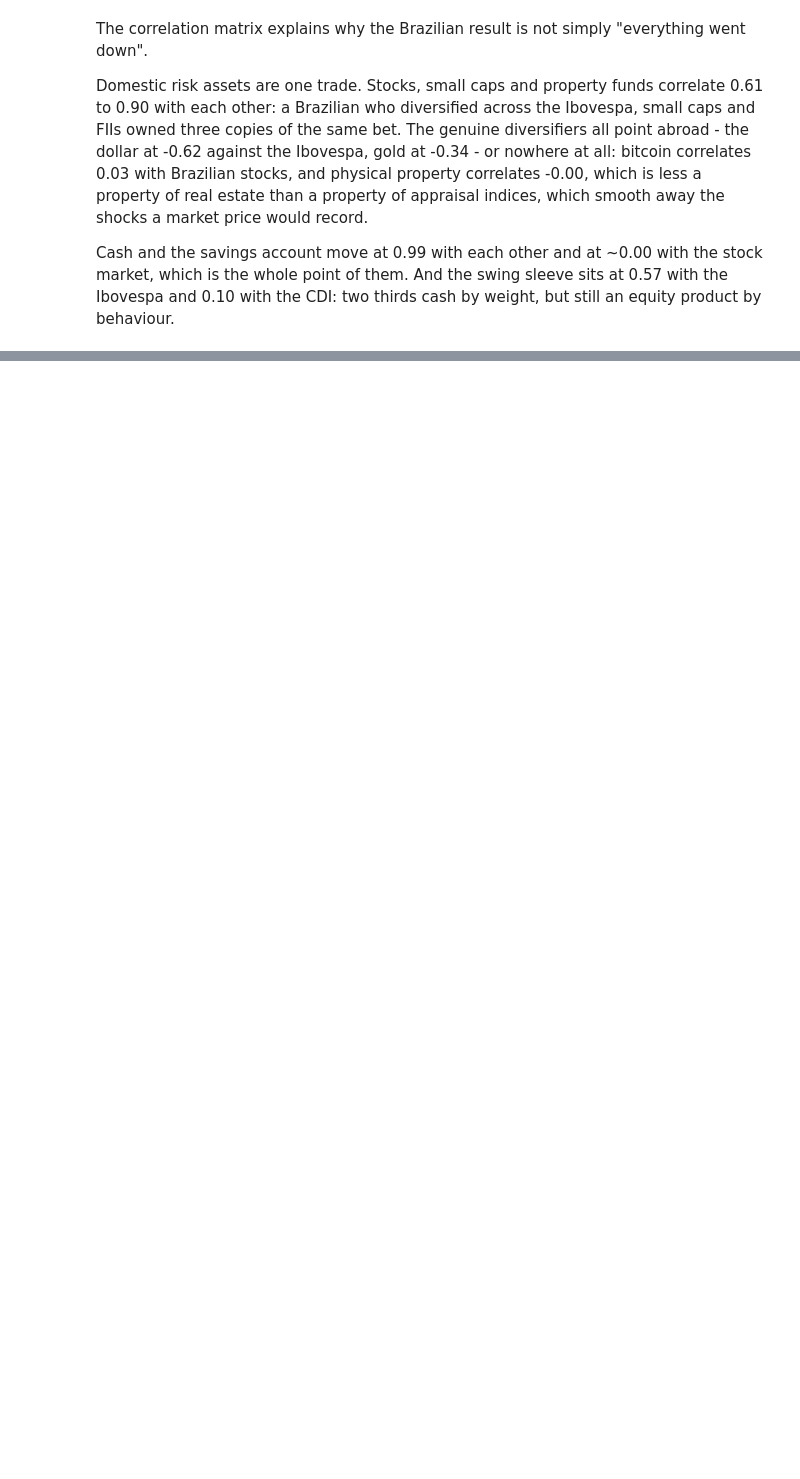
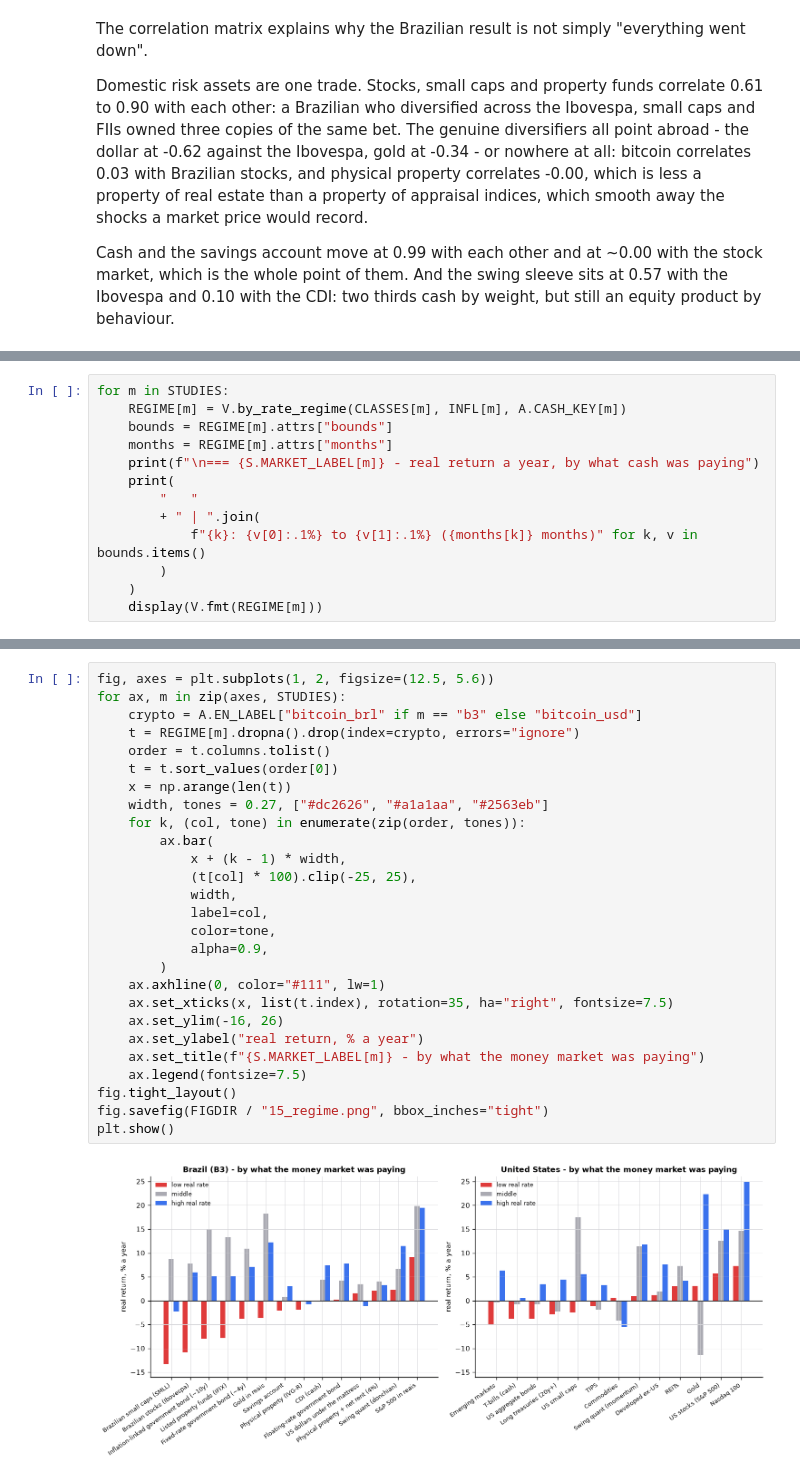
Before and after one commit to jeffev/swing-quant, a Jupyter notebook: notebooks/swing_vs_investing.ipynb, the cells around one changed output, grey strips where cells are left out. Drawn from its saved outputs; the diff is of its cells as text; blank space fills up the shorter version.

```diff
--- a/notebooks/swing_vs_investing.ipynb
+++ b/notebooks/swing_vs_investing.ipynb
@@ -1113,0 +1490,13 @@ with the CDI: two thirds cash by weight, but still an equity product by behaviou
+# %%
+for m in STUDIES:
+    REGIME[m] = V.by_rate_regime(CLASSES[m], INFL[m], A.CASH_KEY[m])
+    bounds = REGIME[m].attrs["bounds"]
+    months = REGIME[m].attrs["months"]
+    print(f"\n=== {S.MARKET_LABEL[m]} - real return a year, by what cash was paying")
+    print(
+        "   "
+        + " | ".join(
+            f"{k}: {v[0]:.1%} to {v[1]:.1%} ({months[k]} months)" for k, v in bounds.items()
+        )
+    )
+    display(V.fmt(REGIME[m]))
@@ -1114 +1560,30 @@ with the CDI: two thirds cash by weight, but still an equity product by behaviou
+# %%
+fig, axes = plt.subplots(1, 2, figsize=(12.5, 5.6))
+for ax, m in zip(axes, STUDIES):
+    crypto = A.EN_LABEL["bitcoin_brl" if m == "b3" else "bitcoin_usd"]
+    t = REGIME[m].dropna().drop(index=crypto, errors="ignore")
+    order = t.columns.tolist()
+    t = t.sort_values(order[0])
+    x = np.arange(len(t))
+    width, tones = 0.27, ["#dc2626", "#a1a1aa", "#2563eb"]
+    for k, (col, tone) in enumerate(zip(order, tones)):
+        ax.bar(
+            x + (k - 1) * width,
+            (t[col] * 100).clip(-25, 25),
+            width,
+            label=col,
+            color=tone,
+            alpha=0.9,
+        )
+    ax.axhline(0, color="#111", lw=1)
+    ax.set_xticks(x, list(t.index), rotation=35, ha="right", fontsize=7.5)
+    ax.set_ylim(-16, 26)
+    ax.set_ylabel("real return, % a year")
+    ax.set_title(f"{S.MARKET_LABEL[m]} - by what the money market was paying")
+    ax.legend(fontsize=7.5)
+fig.tight_layout()
+fig.savefig(FIGDIR / "15_regime.png", bbox_inches="tight")
+plt.show()
+# %% [output]
+[figure, added]
 # %% [markdown]
```
Also changed, not shown: parts of 23 cells of this notebook, 5 other files.
